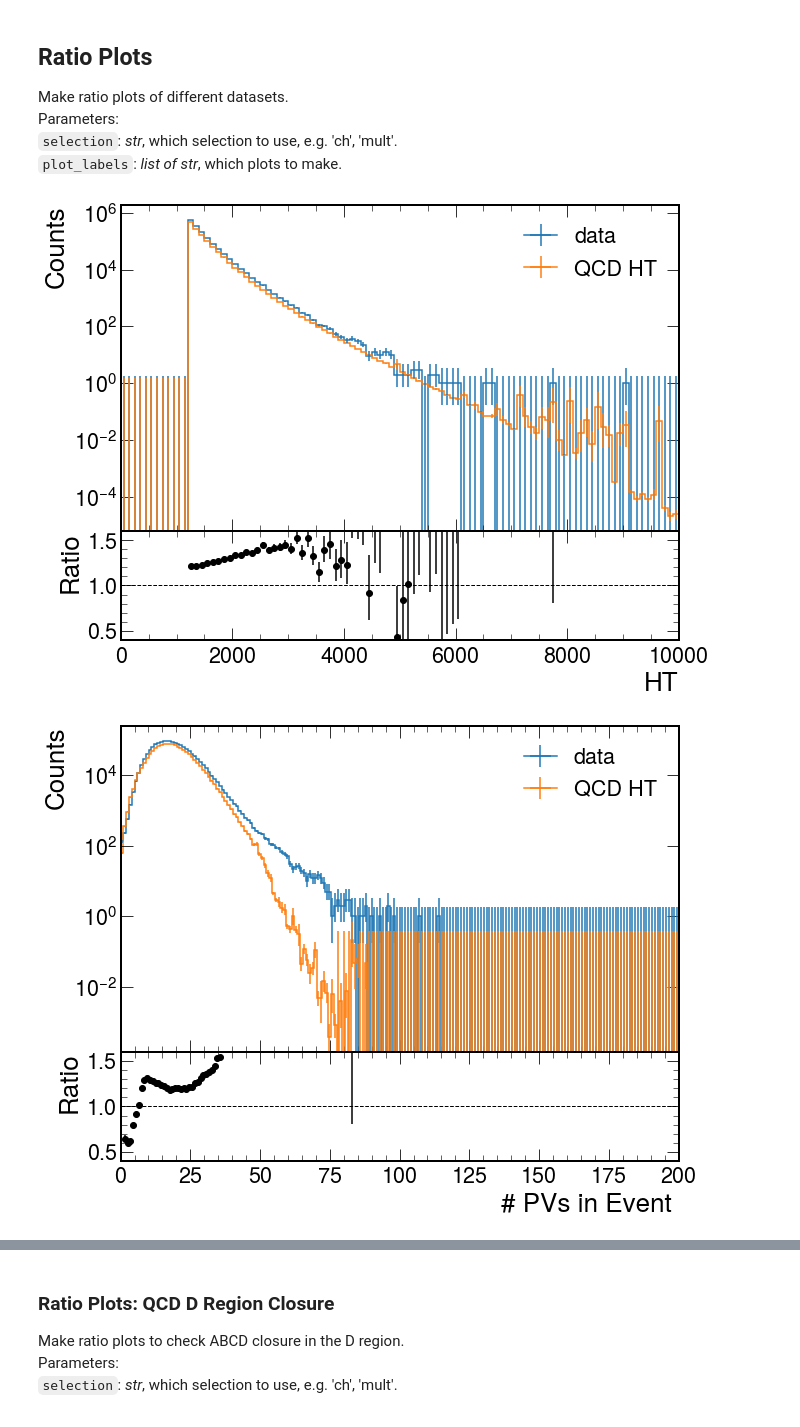
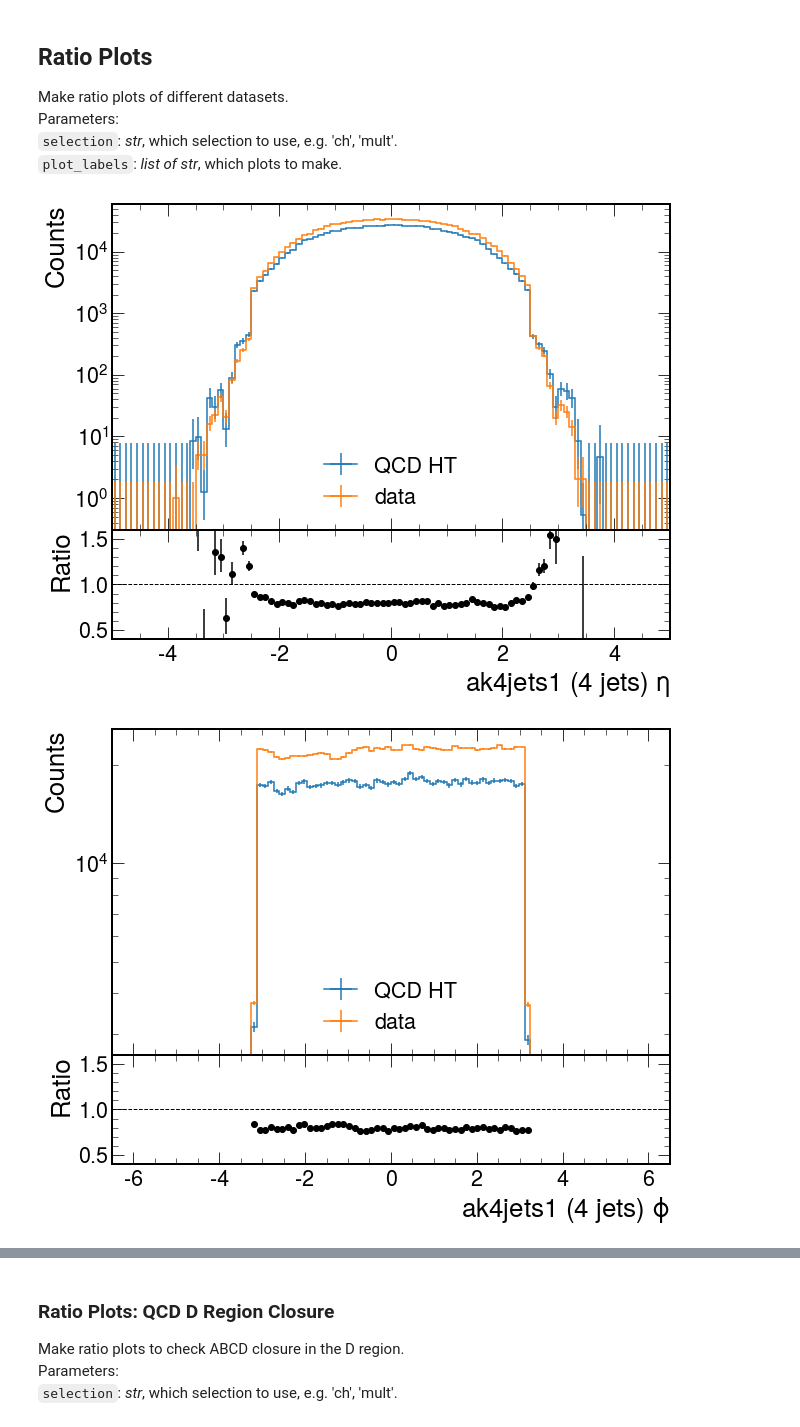
Before and after one commit to SUEPPhysics/SUEPCoffea_dask, a Jupyter notebook: plotting/plot.ipynb, the cells around one changed output, grey strips where cells are left out. Saved outputs shown, nothing was run; the diff lists cells and outputs as text; code cells hidden in the pictures.

Commit message:
minor edits to fix last push. added some plots

```diff
--- a/plotting/plot.ipynb
+++ b/plotting/plot.ipynb
@@ -25,8 +25,8 @@ matplotlib.rcParams['figure.facecolor'] = 'white'
 `infile_names`: _array of str_: full paths of .pkl files.<br>
 # %%
 # parameters
-input_label = 'S1_ntracks_ABCD'
-output_label = '/home/submit/lavezzo/public_html/SUEP/S1_ntracks_ABCD_2016/'
+input_label = 'raw'
+output_label = '/home/submit/lavezzo/public_html/SUEP/raw/'
 file_ext = '.png'
 
 # input .pkl files
@@ -45,7 +45,7 @@ infile_names_SUEP = [f for f in infile_all if ('SUEP-m' in f)]
 
 
 # assign your choice to infile_names
-infile_names = infile_names_2016 + infile_names_2016_apv + infile_names_SUEP
+infile_names = infile_names_2018 + infile_names_SUEP
 includers = [input_label+'.pkl']
 excluders = ['.root']
 infile_names = [f for f in infile_names if all([i in f for i in includers])]
@@ -233,30 +234,33 @@ Parameters:<br>
 `plot_labels`: _list of str_, which plots to make.
 # %%
 selection = 'IRM'
-plot_labels = ['A_ht', 'A_PV_npvs', 'A_ngood_fastjets']
+plot_labels = ['A_eta_ak4jets1_4jets', 'A_phi_ak4jets1_4jets', 'A_pt_ak4jets1_4jets']
+#plot_labels = []
+#for i in range(10):
+#    plot_labels += ['A_eta_ak4jets'+str(i), 'A_phi_ak4jets'+str(i), 'A_pt_ak4jets'+str(i)]
 
 for plot_label in plot_labels:
 
     plot_label += '_'+selection
 
     # QCD hist for ABCD region
     hdata = plots['data'][plot_label][::1j]
-    hQCD_MC = plots['QCD_Pt'][plot_label][::1j]
+    hQCD_MC = plots['QCD_HT'][plot_label][::1j]
 
     # hdata /= hdata.sum().value
     # hQCD_MC /= hQCD_MC.sum().value
 
     fig = plt.figure(figsize=(10, 8))
-    _ = hdata.plot_ratio(hQCD_MC,
-                     rp_num_label='data',
-                     rp_denom_label='QCD HT')
+    _ = hQCD_MC.plot_ratio(hdata,
+                     rp_num_label='QCD HT',
+                     rp_denom_label='data')
 
     fig.axes[0].set_yscale("log")
     #fig.axes[0].set_xlim(0, 2000)
     #fig.axes[0].set_ylim(1e-5, 1e7)
     fig.axes[1].set_ylim(0.4,1.6)
     plt.savefig(output_label + plot_label + file_ext, bbox_inches='tight')
     plt.show()
 # %% [output]
-[figure, old version]
+[figure, new version]
-[figure, old version]
+[figure, new version]
```
Also changed, not shown: parts of 10 cells of this notebook, 5 other files.
